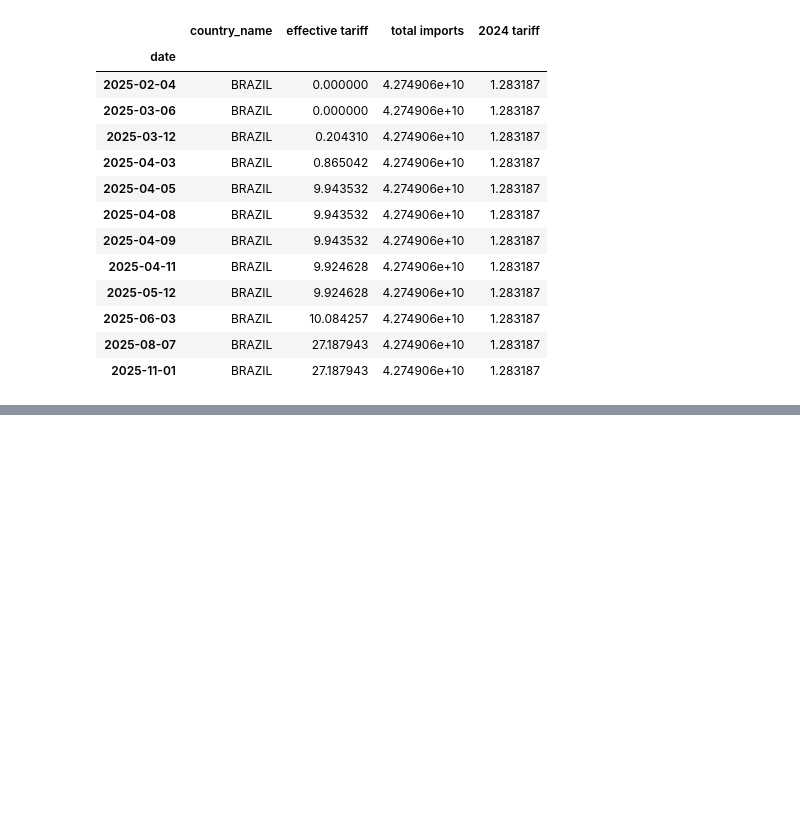
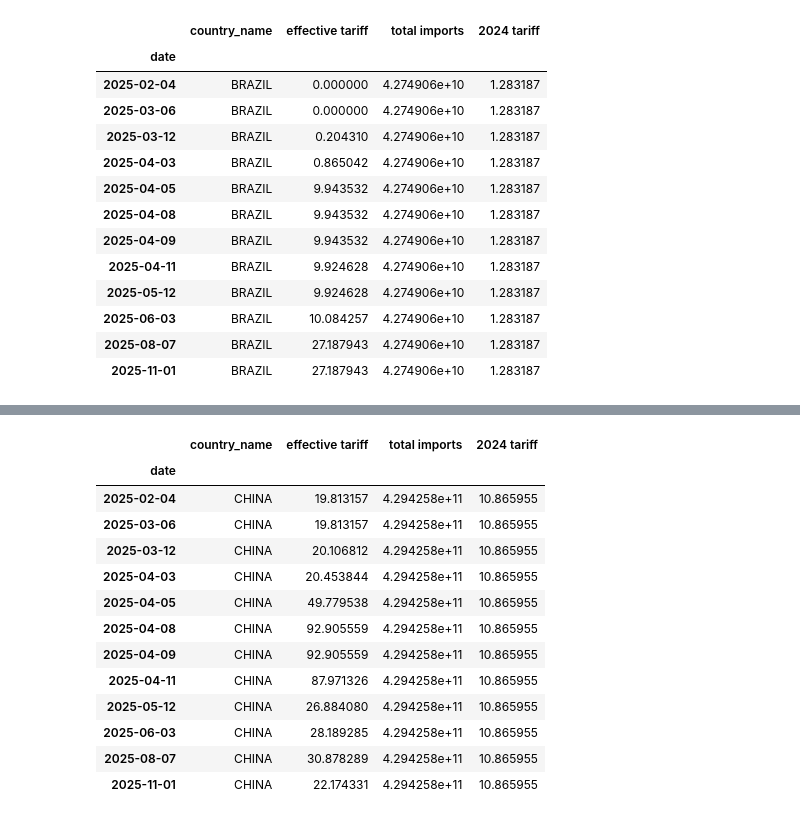
Before and after one commit to tradewartracker/trade-war-redux-2025, a Jupyter notebook: make-tariff-by-country-by-time.ipynb, the cells around one changed output, grey strips where cells are left out. Cells and saved outputs as stored; diff of their text form; code cells hidden in the pictures; blank space fills up the shorter version.

```diff
--- a/make-tariff-by-country-by-time.ipynb
+++ b/make-tariff-by-country-by-time.ipynb
@@ -648,0 +656,17 @@ weighted_avg_tariff_filled.import_weighted_avg_tariff.iloc[-1]
+# %%
+tariffs_by_date[tariffs_by_date["country_name"] == "CHINA"]
+# %% [output]
+|  | country_name | effective tariff | total imports | 2024 tariff |
+| date |  |  |  |  |
+| 2025-02-04 | CHINA | 19.813157 | 4.294258e+11 | 10.865955 |
+| 2025-03-06 | CHINA | 19.813157 | 4.294258e+11 | 10.865955 |
+| 2025-03-12 | CHINA | 20.106812 | 4.294258e+11 | 10.865955 |
+| 2025-04-03 | CHINA | 20.453844 | 4.294258e+11 | 10.865955 |
+| 2025-04-05 | CHINA | 49.779538 | 4.294258e+11 | 10.865955 |
+| 2025-04-08 | CHINA | 92.905559 | 4.294258e+11 | 10.865955 |
+| 2025-04-09 | CHINA | 92.905559 | 4.294258e+11 | 10.865955 |
+| 2025-04-11 | CHINA | 87.971326 | 4.294258e+11 | 10.865955 |
+| 2025-05-12 | CHINA | 26.884080 | 4.294258e+11 | 10.865955 |
+| 2025-06-03 | CHINA | 28.189285 | 4.294258e+11 | 10.865955 |
+| 2025-08-07 | CHINA | 30.878289 | 4.294258e+11 | 10.865955 |
+| 2025-11-01 | CHINA | 22.174331 | 4.294258e+11 | 10.865955 |
```
Also changed, not shown: parts of 6 cells of this notebook, 4 other files.
